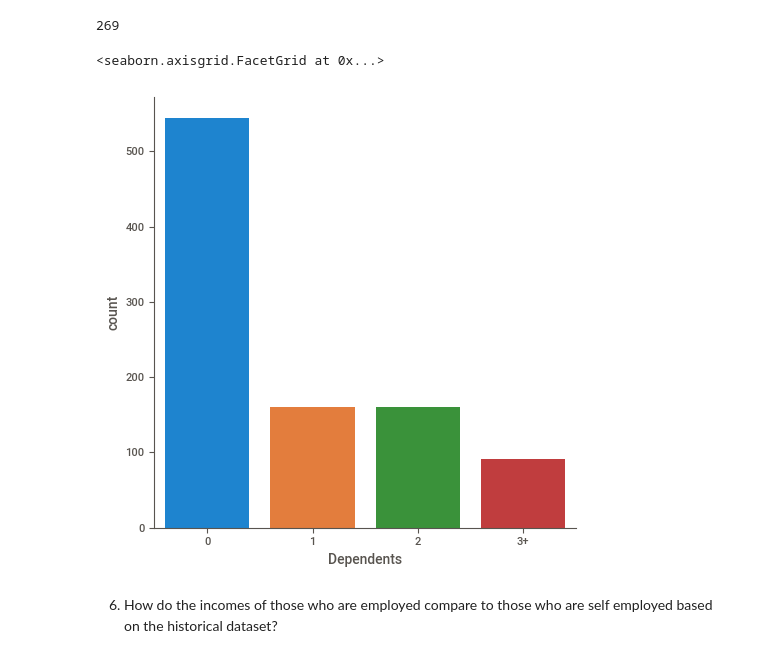
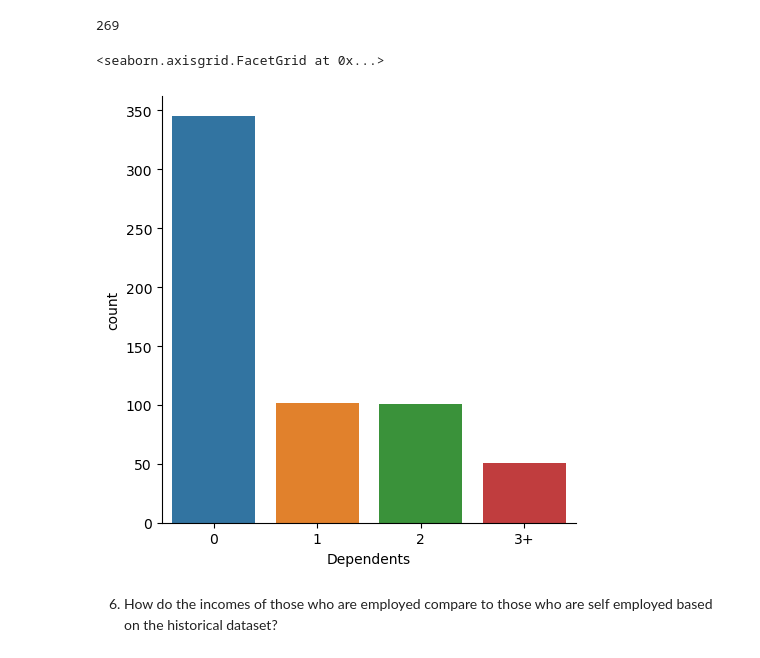
Before and after one commit to Rui-Huang-dotcom/Standard-Bank-Virtual-Experience-Programme, a Jupyter notebook: loan.ipynb, the cells around one changed output. Cells and saved outputs as stored; diff of their text form; code cells hidden in the pictures.

```diff
--- a/loan.ipynb
+++ b/loan.ipynb
@@ -329,10 +303,10 @@ train[train['Dependents']!='0'].shape[0]
 269
 # %%
 sns.catplot(x='Dependents',
-          data=df,
-          kind='count')
+          data = train,
+          kind ='count')
 # %% [output]
 <seaborn.axisgrid.FacetGrid at 0x...>
-[figure, old version]
+[figure, new version]
 # %% [markdown]
 6. How do the incomes of those who are employed compare to those who are self employed based on the historical dataset?
```
Also changed, not shown: parts of 38 cells of this notebook.
